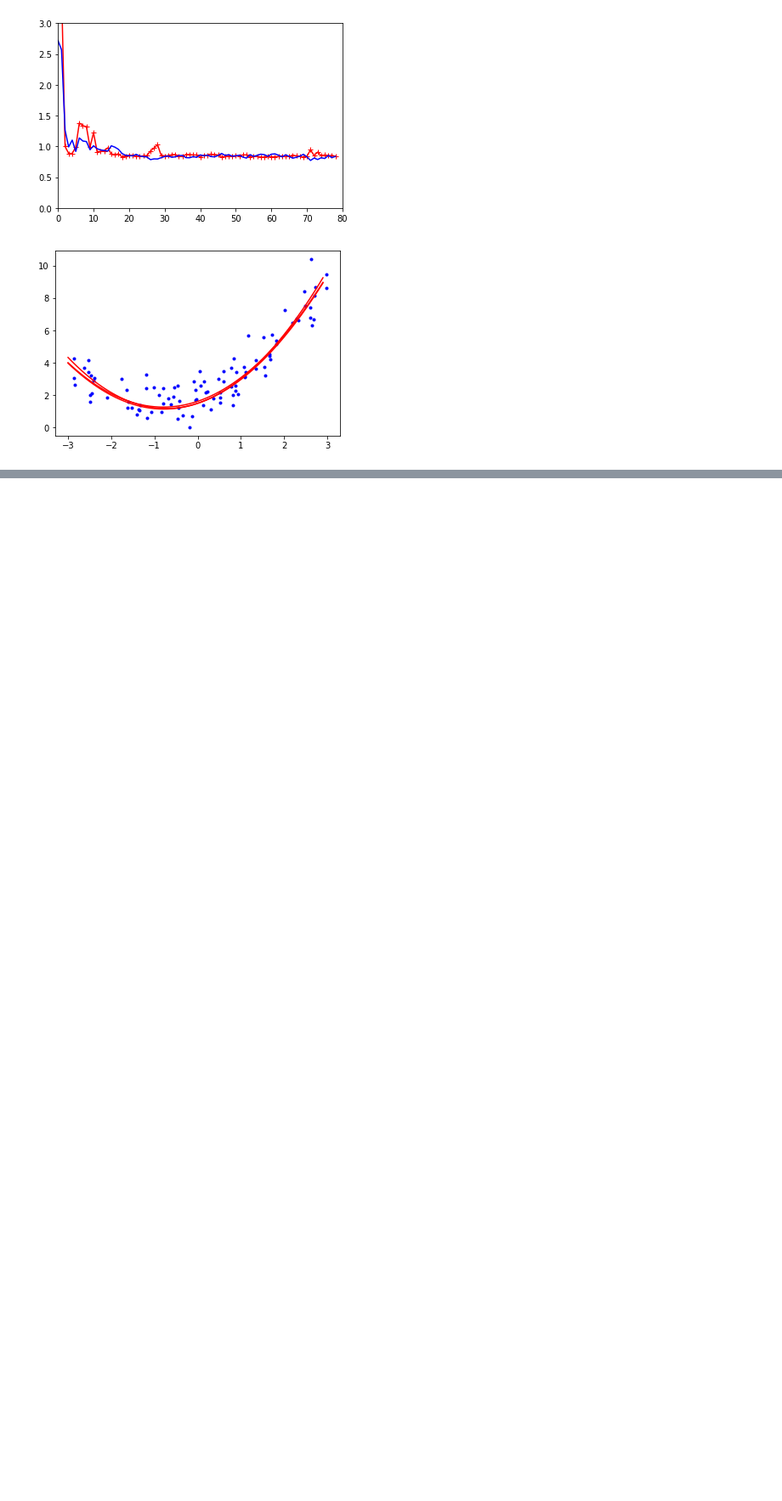
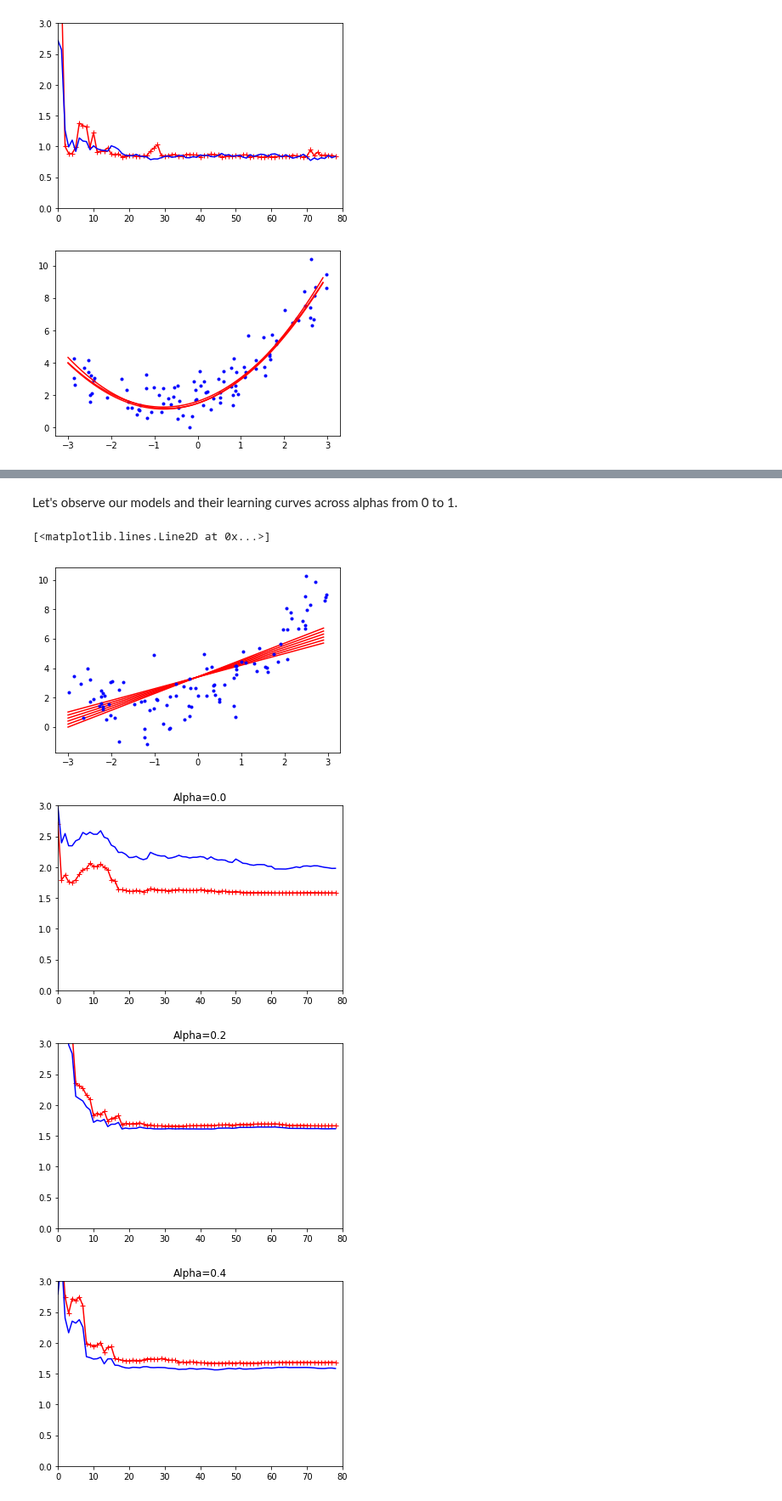
Before and after one commit to richss/cs455-ml-demos, a Jupyter notebook: Ch4-Demos.ipynb, the cells around one changed output, grey strips where cells are left out. Shown at 85% size. Cells and saved outputs as stored; diff of their text form; code cells hidden in the pictures; blank space fills up the shorter version.

```diff
--- a/Ch4-Demos.ipynb
+++ b/Ch4-Demos.ipynb
@@ -748,0 +792,36 @@ for deg in range(1,4):
+# %% [markdown]
+Let's observe our models and their learning curves across alphas from 0 to 1.
+# %%
+for a in range(0,101,20):
+
+    alpha = 0.01*(a+1)
+
+    model = Lasso(alpha=alpha)
+    model.fit(X,y.ravel())
+
+    plt.figure(0)
+
+    # Plot polynomials for each alpha
+    predict = model.predict(x_test)
+    plt.plot(x_test, predict,"r-")
+
+    plt.figure(a+1)
+
+    # Plot learning curve for each alpha
+    plt.title("Alpha=" + str(a*0.01))
+    plot_learning_curves(model, X, y.ravel())
+
+plt.figure(0)
+plt.plot(X,y,"b.")
+
+# Note on Syntax
+# Figure 0 - plots curves for each model
+# Figure (a+1) - plots the figure for each alpha=(a+1)*0.1
+#  By specifying the figure before each plot, we tell matplot
+#  lib which plot to update.
+# %% [output]
+[<matplotlib.lines.Line2D at 0x...>]
+[figure, added]
+[figure, added]
+[figure, added]
+[figure, added]
```
Also changed, not shown: parts of 16 cells of this notebook.
